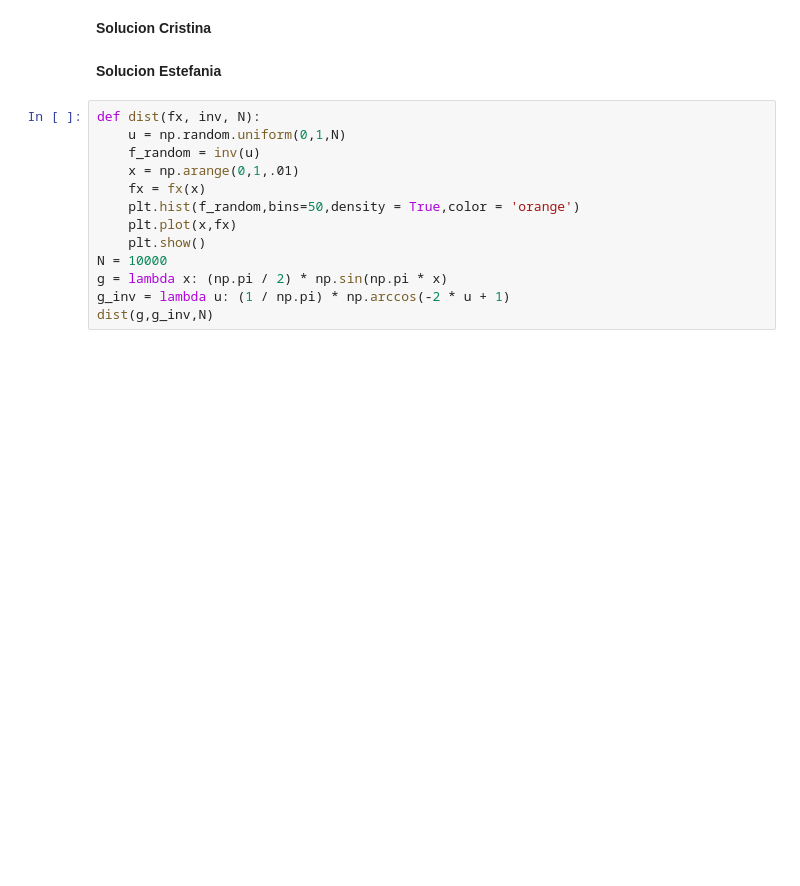
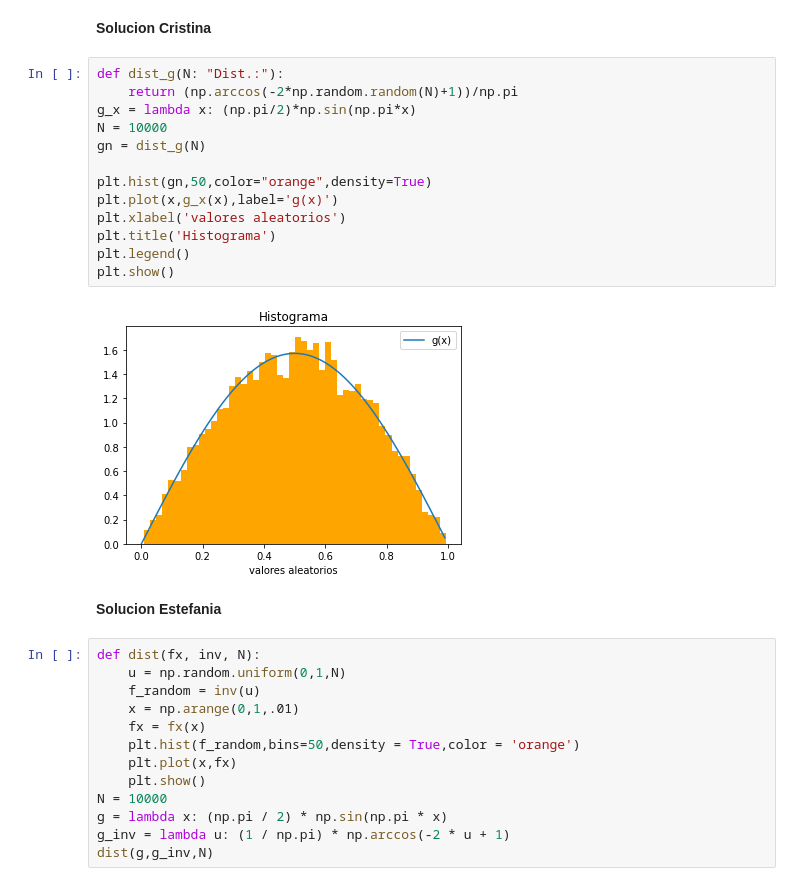
Before and after one commit to cristinalobera/Tarea6_CLobera_EMeza, a Jupyter notebook: Tarea6_CLobera_EMeza.ipynb, the cells around one changed output. Drawn from its saved outputs; the diff is of its cells as text; blank space fills up the shorter version.

```diff
--- a/Tarea6_CLobera_EMeza.ipynb
+++ b/Tarea6_CLobera_EMeza.ipynb
@@ -136,6 +136,21 @@ $$ x = \frac{\cos^{-1}(-2U+1)}{\pi} $$
 <img src="captura6.png">
 # %% [markdown]
 **Solucion Cristina**
+# %%
+def dist_g(N: "Dist.:"):
+    return (np.arccos(-2*np.random.random(N)+1))/np.pi
+g_x = lambda x: (np.pi/2)*np.sin(np.pi*x)
+N = 10000
+gn = dist_g(N)
+
+plt.hist(gn,50,color="orange",density=True)
+plt.plot(x,g_x(x),label='g(x)')
+plt.xlabel('valores aleatorios')
+plt.title('Histograma')
+plt.legend()
+plt.show()
+# %% [output]
+[figure, added]
 # %% [markdown]
 **Solucion Estefania**
 # %%
```
Also changed, not shown: parts of 1 cell of this notebook.
